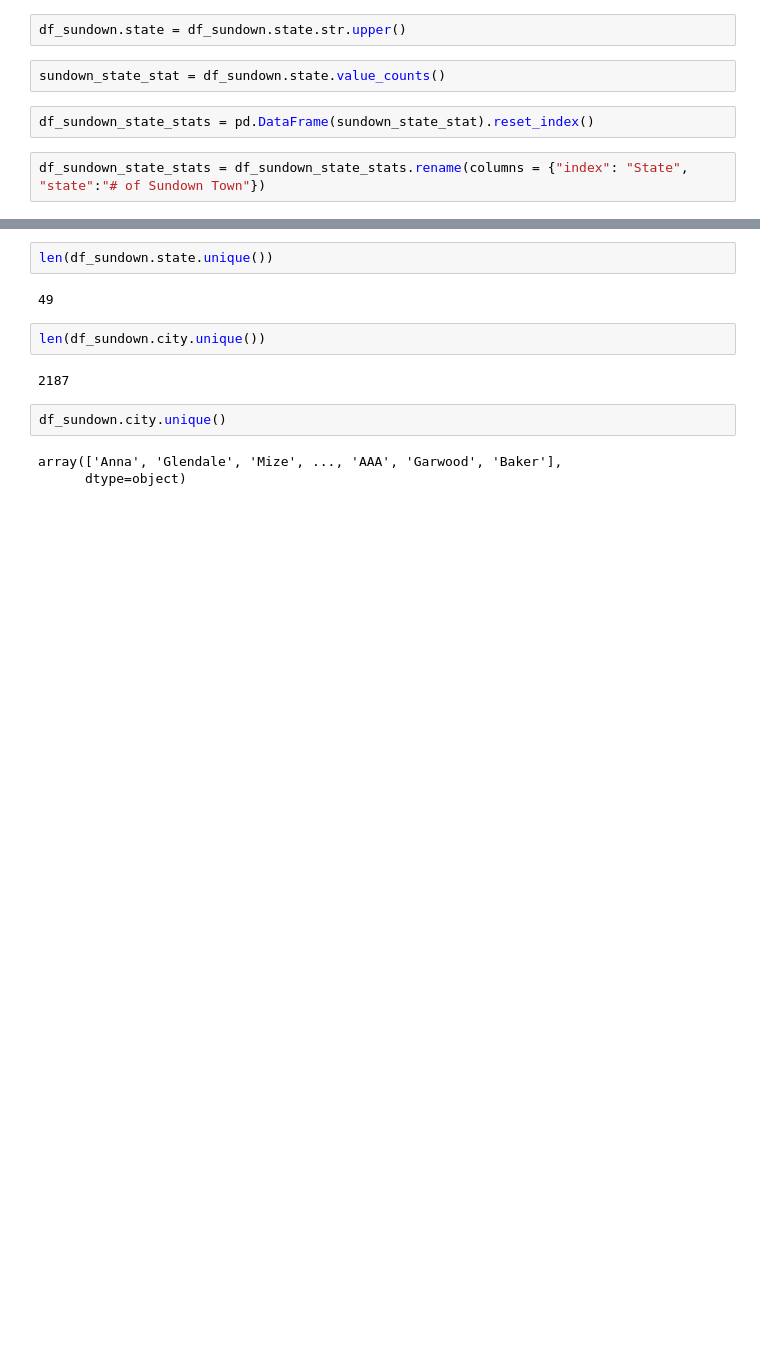
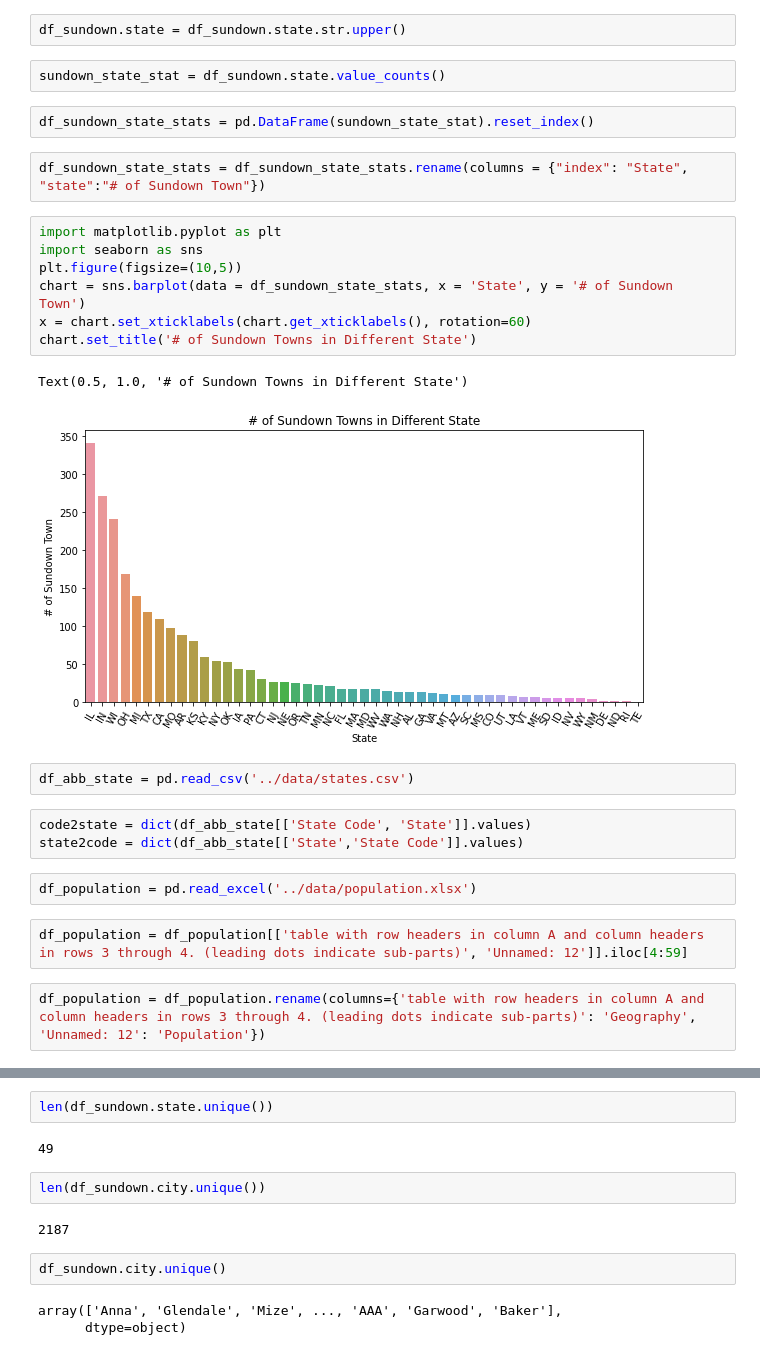
Before and after one commit to franklinyang/hds_fy_kh, a Jupyter notebook: notebooks/EDA.ipynb, the cells around one changed output, grey strips where cells are left out. Cells and saved outputs as stored; diff of their text form; blank space fills up the shorter version.

```diff
--- a/notebooks/EDA.ipynb
+++ b/notebooks/EDA.ipynb
@@ -112,3 +143,24 @@ sundown_state_stat = df_sundown.state.value_counts()
 df_sundown_state_stats = pd.DataFrame(sundown_state_stat).reset_index()
 # %%
 df_sundown_state_stats = df_sundown_state_stats.rename(columns = {"index": "State", "state":"# of Sundown Town"})
+# %%
+import matplotlib.pyplot as plt
+import seaborn as sns
+plt.figure(figsize=(10,5))
+chart = sns.barplot(data = df_sundown_state_stats, x = 'State', y = '# of Sundown Town')
+x = chart.set_xticklabels(chart.get_xticklabels(), rotation=60)
+chart.set_title('# of Sundown Towns in Different State')
+# %% [output]
+Text(0.5, 1.0, '# of Sundown Towns in Different State')
+[figure, added]
+# %%
+df_abb_state = pd.read_csv('../data/states.csv')
+# %%
+code2state = dict(df_abb_state[['State Code', 'State']].values)
+state2code = dict(df_abb_state[['State','State Code']].values)
+# %%
+df_population = pd.read_excel('../data/population.xlsx')
+# %%
+df_population = df_population[['table with row headers in column A and column headers in rows 3 through 4. (leading dots indicate sub-parts)', 'Unnamed: 12']].iloc[4:59]
+# %%
+df_population = df_population.rename(columns={'table with row headers in column A and column headers in rows 3 through 4. (leading dots indicate sub-parts)': 'Geography', 'Unnamed: 12': 'Population'})
```
Also changed, not shown: parts of 50 cells of this notebook, 6 other files.
